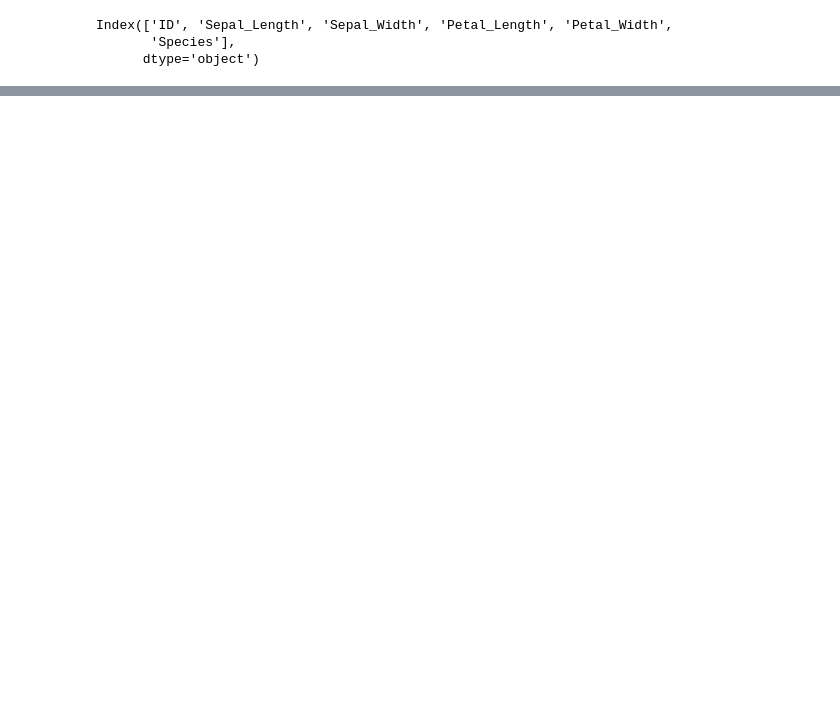
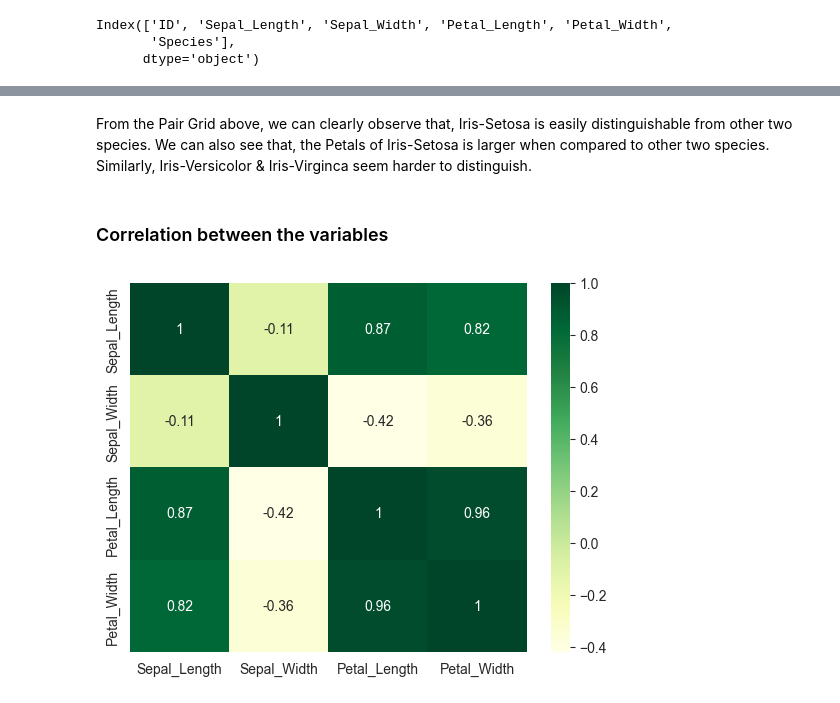
Before and after one commit to SamratAdhikari/Iris-Dataset-Analysis, a Jupyter notebook: Iris Flower Analysis.ipynb, the cells around one changed output, grey strips where cells are left out. Saved outputs shown, nothing was run; the diff lists cells and outputs as text; code cells hidden in the pictures; blank space fills up the shorter version.

```diff
--- a/Iris Flower Analysis.ipynb
+++ b/Iris Flower Analysis.ipynb
@@ -94,0 +97,9 @@ plt.show()
+# %% [markdown]
+From the Pair Grid above, we can clearly observe that, Iris-Setosa is easily distinguishable from other two species. We can also see that, the Petals of Iris-Setosa is larger when compared to other two species. Similarly, Iris-Versicolor & Iris-Virginca seem harder to distinguish.
+# %% [markdown]
+### Correlation between the variables
+# %%
+sns.heatmap(data=df.corr(), cmap='YlGn', annot=True)
+plt.show()
+# %% [output]
+[figure, added]
```
Also changed, not shown: parts of 27 cells of this notebook, 1 other file.
